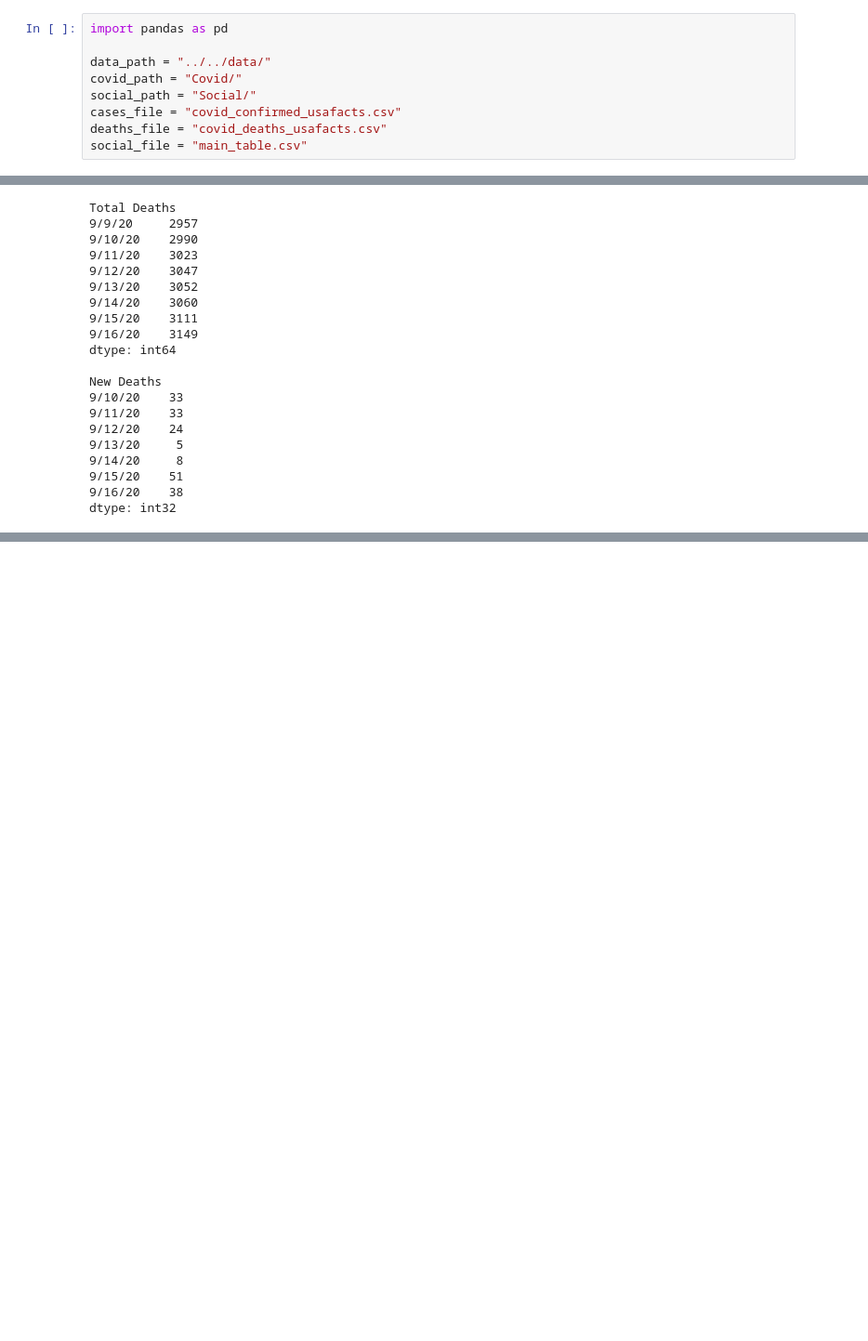
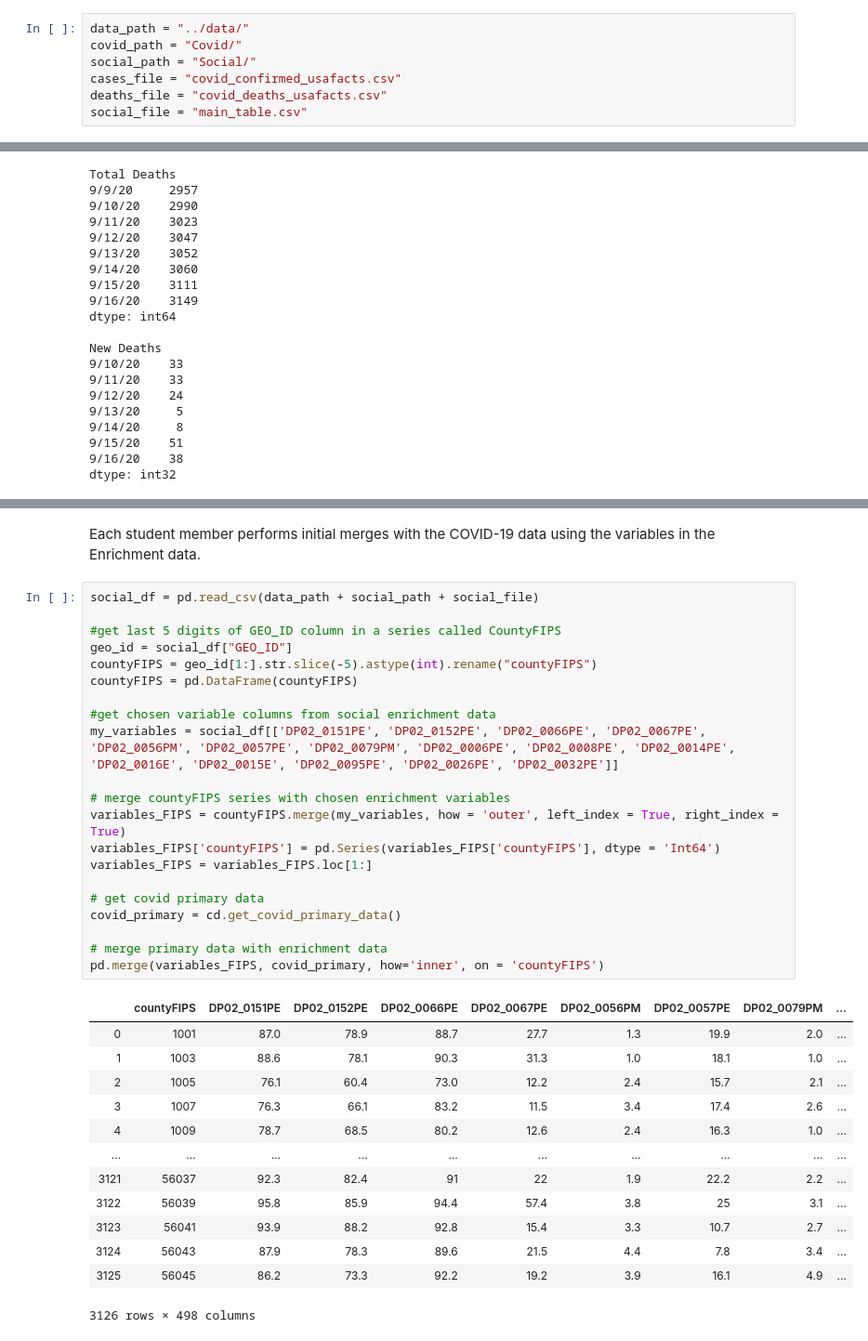
Before and after one commit to UNCG-CSE/COVID-Team-1, a Jupyter notebook: src/andy/stage_one.ipynb, the cells around one changed output, grey strips where cells are left out. Shown at 93% size. Cells and saved outputs as stored; diff of their text form; blank space fills up the shorter version.

Commit message:
member task

```diff
--- a/src/andy/stage_one.ipynb
+++ b/src/andy/stage_one.ipynb
@@ -1,7 +9,5 @@
 # %%
-import pandas as pd
-
-data_path = "../../data/"
+data_path = "../data/"
 covid_path = "Covid/"
 social_path = "Social/"
 cases_file = "covid_confirmed_usafacts.csv"
@@ -80,0 +128,37 @@ Merge Covid and Enrichment data
+# %% [markdown]
+Each student member performs initial merges with the COVID-19 data using the variables in the Enrichment data.
+# %%
+social_df = pd.read_csv(data_path + social_path + social_file)
+
+#get last 5 digits of GEO_ID column in a series called CountyFIPS
+geo_id = social_df["GEO_ID"]
+countyFIPS = geo_id[1:].str.slice(-5).astype(int).rename("countyFIPS")
+countyFIPS = pd.DataFrame(countyFIPS)
+
+#get chosen variable columns from social enrichment data
+my_variables = social_df[['DP02_0151PE', 'DP02_0152PE', 'DP02_0066PE', 'DP02_0067PE', 'DP02_0056PM', 'DP02_0057PE', 'DP02_0079PM', 'DP02_0006PE', 'DP02_0008PE', 'DP02_0014PE', 'DP02_0016E', 'DP02_0015E', 'DP02_0095PE', 'DP02_0026PE', 'DP02_0032PE']]
+
+# merge countyFIPS series with chosen enrichment variables
+variables_FIPS = countyFIPS.merge(my_variables, how = 'outer', left_index = True, right_index = True)
+variables_FIPS['countyFIPS'] = pd.Series(variables_FIPS['countyFIPS'], dtype = 'Int64')
+variables_FIPS = variables_FIPS.loc[1:]
+
+# get covid primary data
+covid_primary = cd.get_covid_primary_data()
+
+# merge primary data with enrichment data
+pd.merge(variables_FIPS, covid_primary, how='inner', on = 'countyFIPS')
+# %% [output]
+|  | countyFIPS | DP02_0151PE | DP02_0152PE | DP02_0066PE | DP02_0067PE | DP02_0056PM | DP02_0057PE | DP02_0079PM | ... |
+| 0 | 1001 | 87.0 | 78.9 | 88.7 | 27.7 | 1.3 | 19.9 | 2.0 | ... |
+| 1 | 1003 | 88.6 | 78.1 | 90.3 | 31.3 | 1.0 | 18.1 | 1.0 | ... |
+| 2 | 1005 | 76.1 | 60.4 | 73.0 | 12.2 | 2.4 | 15.7 | 2.1 | ... |
+| 3 | 1007 | 76.3 | 66.1 | 83.2 | 11.5 | 3.4 | 17.4 | 2.6 | ... |
+| 4 | 1009 | 78.7 | 68.5 | 80.2 | 12.6 | 2.4 | 16.3 | 1.0 | ... |
+| ... | ... | ... | ... | ... | ... | ... | ... | ... | ... |
+| 3121 | 56037 | 92.3 | 82.4 | 91 | 22 | 1.9 | 22.2 | 2.2 | ... |
+| 3122 | 56039 | 95.8 | 85.9 | 94.4 | 57.4 | 3.8 | 25 | 3.1 | ... |
+| 3123 | 56041 | 93.9 | 88.2 | 92.8 | 15.4 | 3.3 | 10.7 | 2.7 | ... |
+| 3124 | 56043 | 87.9 | 78.3 | 89.6 | 21.5 | 4.4 | 7.8 | 3.4 | ... |
+| 3125 | 56045 | 86.2 | 73.3 | 92.2 | 19.2 | 3.9 | 16.1 | 4.9 | ... |
+3126 rows × 498 columns
```
Also changed, not shown: parts of 8 cells of this notebook, 1 other file.
